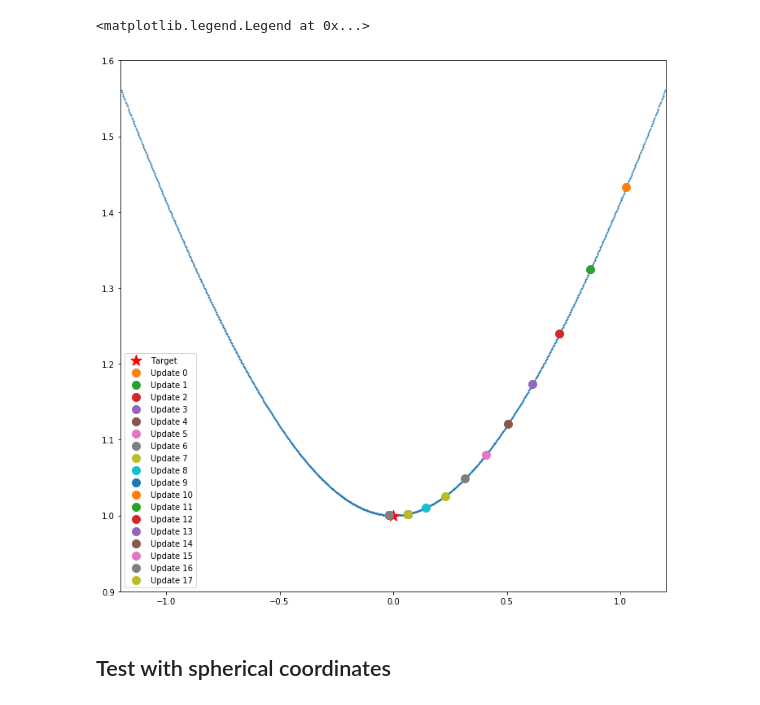
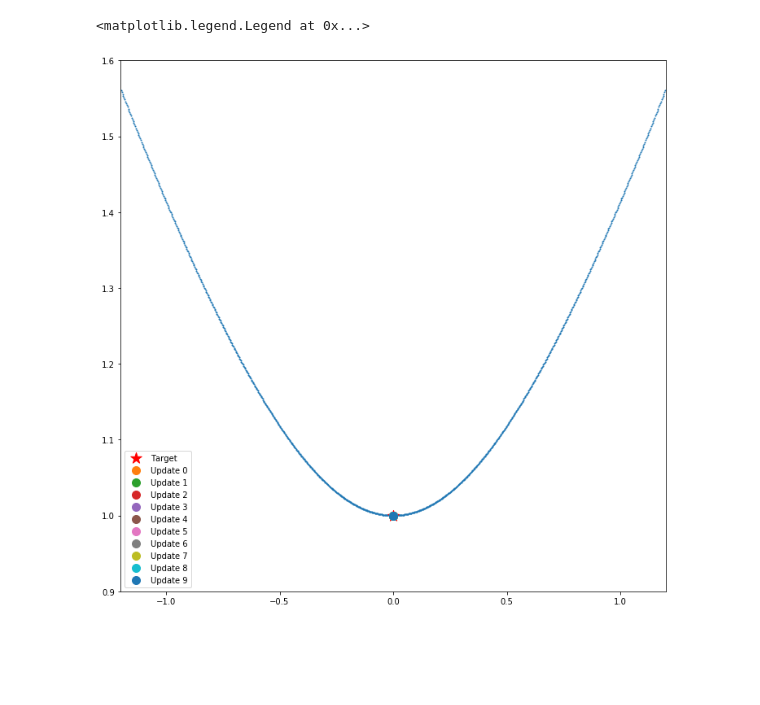
Before and after one commit to DRWardrope/GeometryTests, a Jupyter notebook: Differentiation.ipynb, the cells around one changed output. Saved outputs shown, nothing was run; the diff lists cells and outputs as text; code cells hidden in the pictures; blank space fills up the shorter version.

```diff
--- a/Differentiation.ipynb
+++ b/Differentiation.ipynb
@@ -57,20 +113,0 @@ def error_differential_eucl(u, v, geometry="hyperbolic"):
-# %%
-def gradient_descent(pt_i, target, differential_fn, geometry="hyperbolic", learning_rate=1.):
-    '''
-        Calculate local gradient of differential, given the current pt and the target.
-        Inputs:
-                Two (d+1)-dimensional vectors in ambient space co-ordinates, pt_i and target
-                pt_i: (d+1)-dimensional vector in ambient space co-ordinates,
-                       the point to evaluate the gradient at.
-                target: (d+1)-dimensional vectors in ambient space co-ordinates, the target point
-                differential_fn: function that calculates the derivative
-                learning_rate: dictates how far to step in gradient direction
-    '''
-    # Calculate gradient in ambient space co-ordinates
-    step = differential_fn(pt_i, target, geometry)
-    print("step =",step)
-    # Project this gradient onto tangent space
-    projection = project_to_tangent(pt_i, step, geometry)
-    print("projection on tangent space = ",projection)
-    # Map to manifold and return this updated pt
-    return exponential_map(learning_rate*projection, pt_i, geometry)
@@ -106,16 +114,16 @@ def error_differential_eucl_2(u, v, geometry="hyperbolic"):
 # %%
-updated_pts = [initial_point]
-for i in range(1,18):
+updated_pts = [np.array([0., 1.])]
+for i in range(1,10):
     updated_pts.append(
         gradient_descent(
                          updated_pts[i-1],
                          target,
-                         error_differential_eucl_2,
+                         error_differential_eucl,
                          geometry="hyperbolic",
-                         learning_rate=0.04
+                         learning_rate=0.1
                         )
     )
-    print("updated_pt = ", updated_pts[i])
-    print("-"*80)
+#    print("updated_pt = ", updated_pts[i])
+#    print("-"*80)
 print(updated_pts)
 # %% [output]
@@ -139,13 +147,15 @@ updated_pt =  [0.0629952  1.00198223]
 # %%
 fig = plt.figure(figsize=(12,12))
 ax = plt.gca(xlim=[-1.2, 1.2], ylim=[0.9, 1.6])
 ax.scatter(x0, x1, s=1)
 ax.scatter(target[0], target[1], color='r', marker='*',s=200,label = "Target")
 for i, pt in enumerate(updated_pts):
-    ax.scatter(pt[0], pt[1], marker=markers.MarkerStyle('o',fillstyle="none"), s=100, label="Update {}".format(i))
+    ax.scatter(
+                pt[0], pt[1],
+                marker=markers.MarkerStyle('o',fillstyle="none"),
+                s=100, label="Update {}".format(i)
+              )
 ax.legend()
 # %% [output]
 <matplotlib.legend.Legend at 0x...>
-[figure, old version]
+[figure, new version]
-# %% [markdown]
-## Test with spherical coordinates
```
Also changed, not shown: parts of 23 cells of this notebook, 1 other file.
